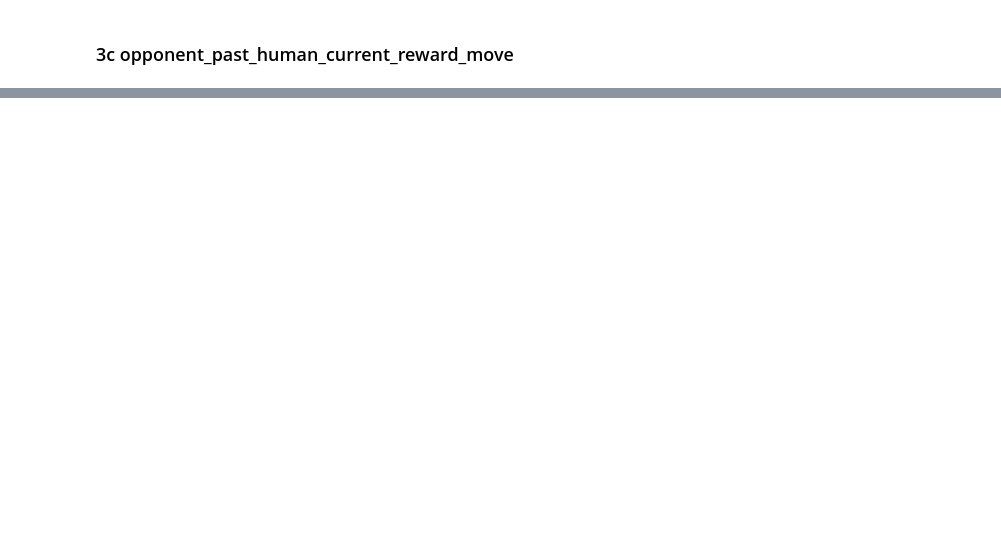
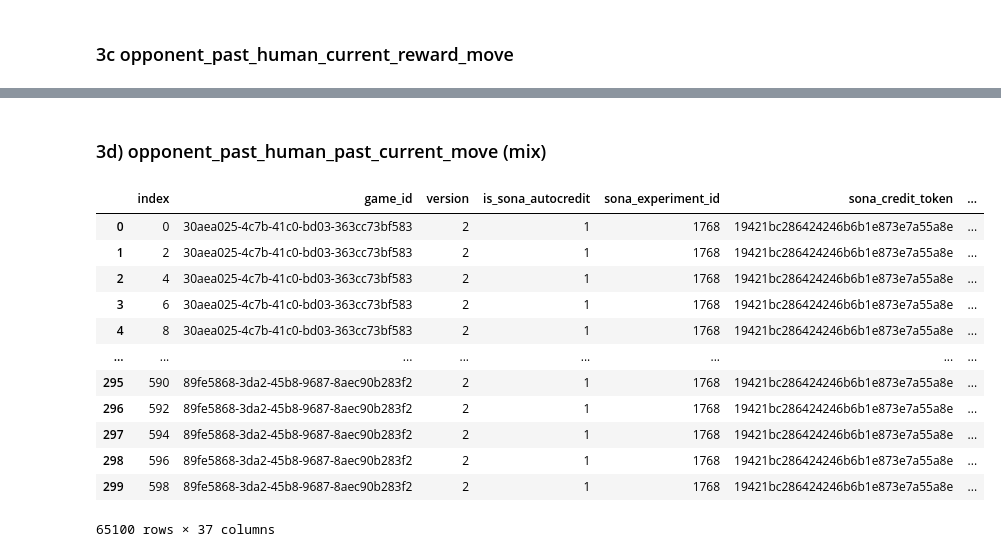
Before and after one commit to erik-brockbank/rps-model-summary, a Jupyter notebook: rps-model-summary/_build/jupyter_execute/RLModel_code.ipynb, the cells around one changed output, grey strips where cells are left out. Drawn from its saved outputs; the diff is of its cells as text; code cells hidden in the pictures; blank space fills up the shorter version.

```diff
--- a/rps-model-summary/_build/jupyter_execute/RLModel_code.ipynb
+++ b/rps-model-summary/_build/jupyter_execute/RLModel_code.ipynb
@@ -157,0 +83,27 @@ See the caveats in the documentation: https://pandas.pydata.org/pandas-docs/stab
+# %% [markdown]
+### 3d) opponent_past_human_past_current_move (mix)
+# %%
+separated_agent_past = separate_df(df_b)
+separated_oppo_past=separate_df(df_c)
+df_result_mix = pd.DataFrame()
+count=0
+for i in range(len(separated_oppo_past)):
+# for e_agent,e_oppo in separated_agent_past, separated_oppo_past:
+    e=get_softmax_probabilities_mix(separated_agent_past[i], separated_oppo_past[i])
+    e=pick_move_3d(e)
+    e['agent_outcome'] = e.apply(lambda x: evaluate_outcome(x['agent_move'], x['opponent_move']), axis=1)
+    df_result_mix=pd.concat([df_result_mix,e],axis=0)
+# %% [output]
+|  | index | game_id | version | is_sona_autocredit | sona_experiment_id | sona_credit_token | ... |
+| 0 | 0 | 30aea025-4c7b-41c0-bd03-363cc73bf583 | 2 | 1 | 1768 | 19421bc286424246b6b1e873e7a55a8e | ... |
+| 1 | 2 | 30aea025-4c7b-41c0-bd03-363cc73bf583 | 2 | 1 | 1768 | 19421bc286424246b6b1e873e7a55a8e | ... |
+| 2 | 4 | 30aea025-4c7b-41c0-bd03-363cc73bf583 | 2 | 1 | 1768 | 19421bc286424246b6b1e873e7a55a8e | ... |
+| 3 | 6 | 30aea025-4c7b-41c0-bd03-363cc73bf583 | 2 | 1 | 1768 | 19421bc286424246b6b1e873e7a55a8e | ... |
+| 4 | 8 | 30aea025-4c7b-41c0-bd03-363cc73bf583 | 2 | 1 | 1768 | 19421bc286424246b6b1e873e7a55a8e | ... |
+| ... | ... | ... | ... | ... | ... | ... | ... |
+| 295 | 590 | 89fe5868-3da2-45b8-9687-8aec90b283f2 | 2 | 1 | 1768 | 19421bc286424246b6b1e873e7a55a8e | ... |
+| 296 | 592 | 89fe5868-3da2-45b8-9687-8aec90b283f2 | 2 | 1 | 1768 | 19421bc286424246b6b1e873e7a55a8e | ... |
+| 297 | 594 | 89fe5868-3da2-45b8-9687-8aec90b283f2 | 2 | 1 | 1768 | 19421bc286424246b6b1e873e7a55a8e | ... |
+| 298 | 596 | 89fe5868-3da2-45b8-9687-8aec90b283f2 | 2 | 1 | 1768 | 19421bc286424246b6b1e873e7a55a8e | ... |
+| 299 | 598 | 89fe5868-3da2-45b8-9687-8aec90b283f2 | 2 | 1 | 1768 | 19421bc286424246b6b1e873e7a55a8e | ... |
+65100 rows × 37 columns
```
Also changed, not shown: parts of 11 cells of this notebook, 20 other files.
